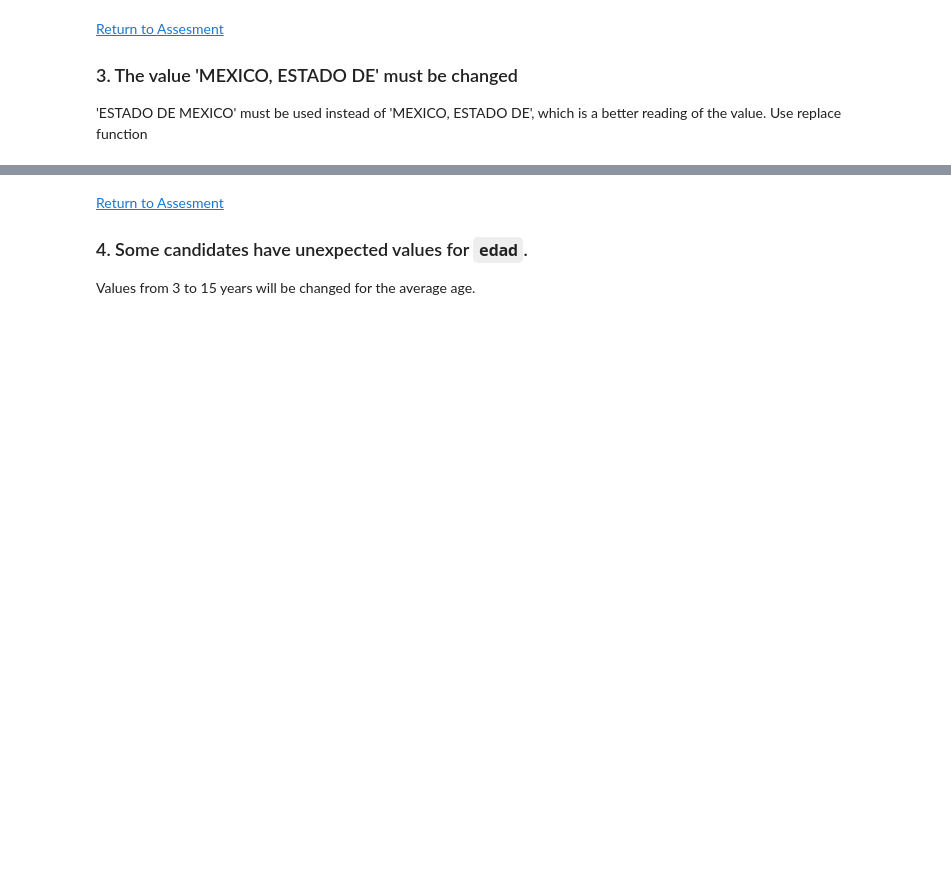
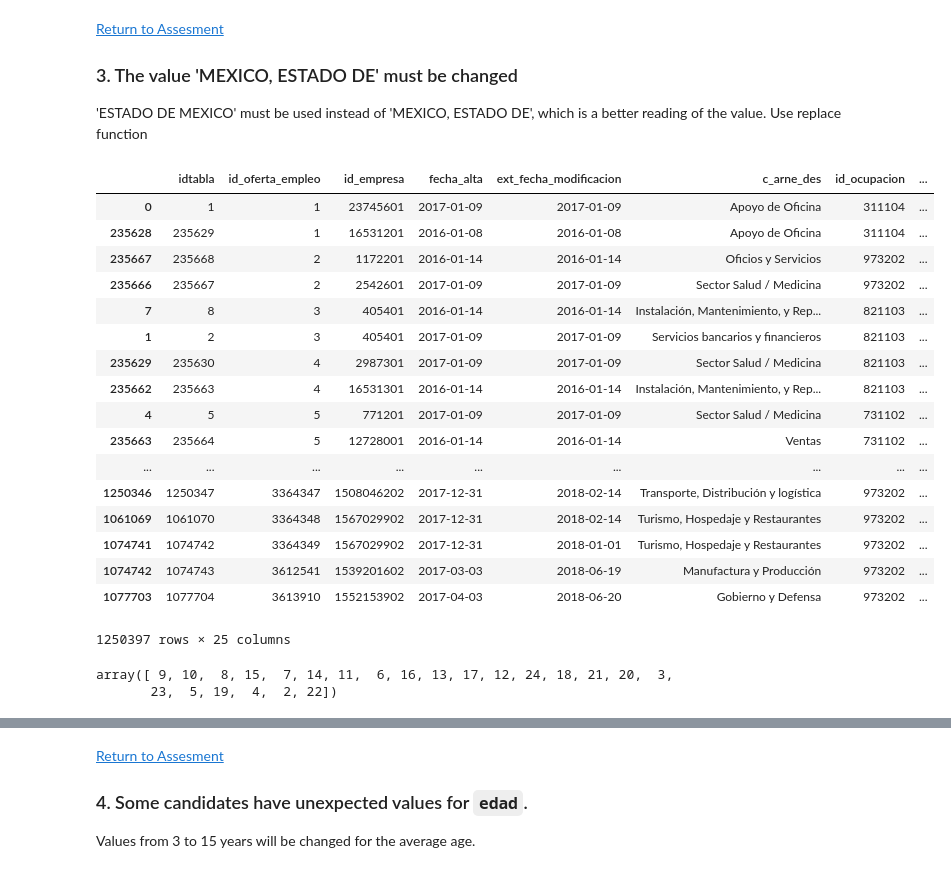
Before and after one commit to Lilianasu/SNEmpleo, a Jupyter notebook: 4.4 Cleaning oferta empleo.ipynb, the cells around one changed output, grey strips where cells are left out. Drawn from its saved outputs; the diff is of its cells as text; code cells hidden in the pictures; blank space fills up the shorter version.

```diff
--- a/4.4 Cleaning oferta empleo.ipynb
+++ b/4.4 Cleaning oferta empleo.ipynb
@@ -275,0 +322,4 @@ str
+# %%
+oferta_clean['id_oferta_empleo'] =  oferta['id_oferta_empleo'].astype(int)
+oferta_clean['id_empresa'] =  oferta['id_empresa'].astype(int)
+oferta_clean['dias_laborales'] =  oferta['dias_laborales'].astype(str)
@@ -293,0 +343,2 @@ array(['HIDALGO', 'CHIAPAS', 'VERACRUZ', 'TABASCO', 'JALISCO',
+# %%
+oferta_clean.dias_laborales = oferta_clean.dias_laborales.str.zfill(7)
@@ -305,0 +371,26 @@ candidatos_clean = candidatos_clean.replace({'cedo_domicilio': r'^[MEXICO, ESTAD
+# %%
+oferta_clean.sort_values(by='id_oferta_empleo')
+# %% [output]
+|  | idtabla | id_oferta_empleo | id_empresa | fecha_alta | ext_fecha_modificacion | c_arne_des | id_ocupacion | ... |
+| 0 | 1 | 1 | 23745601 | 2017-01-09 | 2017-01-09 | Apoyo de Oficina | 311104 | ... |
+| 235628 | 235629 | 1 | 16531201 | 2016-01-08 | 2016-01-08 | Apoyo de Oficina | 311104 | ... |
+| 235667 | 235668 | 2 | 1172201 | 2016-01-14 | 2016-01-14 | Oficios y Servicios | 973202 | ... |
+| 235666 | 235667 | 2 | 2542601 | 2017-01-09 | 2017-01-09 | Sector Salud / Medicina | 973202 | ... |
+| 7 | 8 | 3 | 405401 | 2016-01-14 | 2016-01-14 | Instalación, Mantenimiento, y Rep... | 821103 | ... |
+| 1 | 2 | 3 | 405401 | 2017-01-09 | 2017-01-09 | Servicios bancarios y financieros | 821103 | ... |
+| 235629 | 235630 | 4 | 2987301 | 2017-01-09 | 2017-01-09 | Sector Salud / Medicina | 821103 | ... |
+| 235662 | 235663 | 4 | 16531301 | 2016-01-14 | 2016-01-14 | Instalación, Mantenimiento, y Rep... | 821103 | ... |
+| 4 | 5 | 5 | 771201 | 2017-01-09 | 2017-01-09 | Sector Salud / Medicina | 731102 | ... |
+| 235663 | 235664 | 5 | 12728001 | 2016-01-14 | 2016-01-14 | Ventas | 731102 | ... |
+| ... | ... | ... | ... | ... | ... | ... | ... | ... |
+| 1250346 | 1250347 | 3364347 | 1508046202 | 2017-12-31 | 2018-02-14 | Transporte, Distribución y logística | 973202 | ... |
+| 1061069 | 1061070 | 3364348 | 1567029902 | 2017-12-31 | 2018-02-14 | Turismo, Hospedaje y Restaurantes | 973202 | ... |
+| 1074741 | 1074742 | 3364349 | 1567029902 | 2017-12-31 | 2018-01-01 | Turismo, Hospedaje y Restaurantes | 973202 | ... |
+| 1074742 | 1074743 | 3612541 | 1539201602 | 2017-03-03 | 2018-06-19 | Manufactura y Producción | 973202 | ... |
+| 1077703 | 1077704 | 3613910 | 1552153902 | 2017-04-03 | 2018-06-20 | Gobierno y Defensa | 973202 | ... |
+1250397 rows × 25 columns
+# %%
+oferta_clean.hora_entrada.unique()
+# %% [output]
+array([ 9, 10,  8, 15,  7, 14, 11,  6, 16, 13, 17, 12, 24, 18, 21, 20,  3,
+       23,  5, 19,  4,  2, 22])
```
Also changed, not shown: parts of 106 cells of this notebook, 3 other files.
